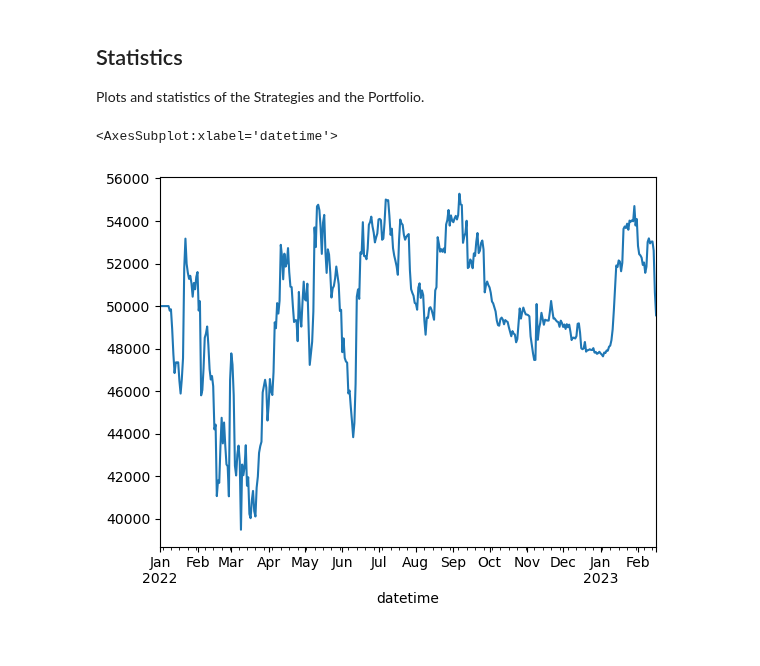
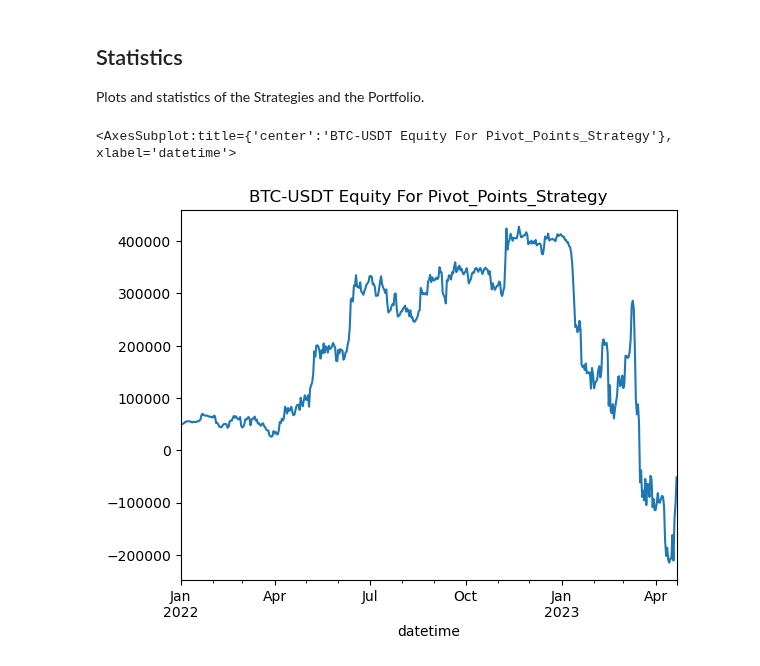
Before and after one commit to SmartLever/SmartBots, a Jupyter notebook: src/application/bots/backtesting.ipynb, the cells around one changed output. Saved outputs shown, nothing was run; the diff lists cells and outputs as text; code cells hidden in the pictures.

Commit message:
* pivot_points_strategy by ChatGPT4 and AI Agents

```diff
--- a/src/application/bots/backtesting.ipynb
+++ b/src/application/bots/backtesting.ipynb
@@ -106,6 +106,13 @@ strategy4 = {'id': 4, # unique id for strategy to run
              'quantity': 1,
              'limit_save_values':1000,'point_value':1,'slippage':0}}
 
+strategy5 = {'id': 5, # unique id for strategy to run
+             'strategy': 'Pivot_Points_Strategy', # strategy name, create in smartbots/crypto/strategies
+             'params': {'ticker': 'BTC-USDT',
+             'quantity': 1,
+             'limit_save_values':1000,'point_value':1,'slippage':0}}
+
+
 conf_portfolio = {'Name': 'PortfolioExample1',
                   'Data_Sources':
                   [{'tickers': symbols,
@@ -113,7 +120,7 @@ conf_portfolio = {'Name': 'PortfolioExample1',
                    'historical_source': 'mongoDB',
                    'historical_library': f'{provider}_historical_{interval}'}],
                    'Strategies':
-                    [strategy4]}
+                    [strategy5]}
 # %%
 # baskteting the strategies
 portfolio = Portfolio_Constructor(conf_portfolio, run_real=False, asset_type=asset_type,
@@ -147,8 +154,8 @@ Plots and statistics of the Strategies and the Portfolio.
 # %%
 equities =portfolio.equity_handler.get_equities()
 equity_portfolio = equities['equity_portfolio']['equity']
 metrics =return_series.from_nav(equity_portfolio)
-equity_portfolio.plot()
+equity_portfolio.plot(title='BTC-USDT Equity For Pivot_Points_Strategy')
 # %% [output]
-<AxesSubplot:xlabel='datetime'>
+<AxesSubplot:title={'center':'BTC-USDT Equity For Pivot_Points_Strategy'}, xlabel='datetime'>
-[figure, old version]
+[figure, new version]
```
Also changed, not shown: parts of 4 cells of this notebook, 1 other file.
